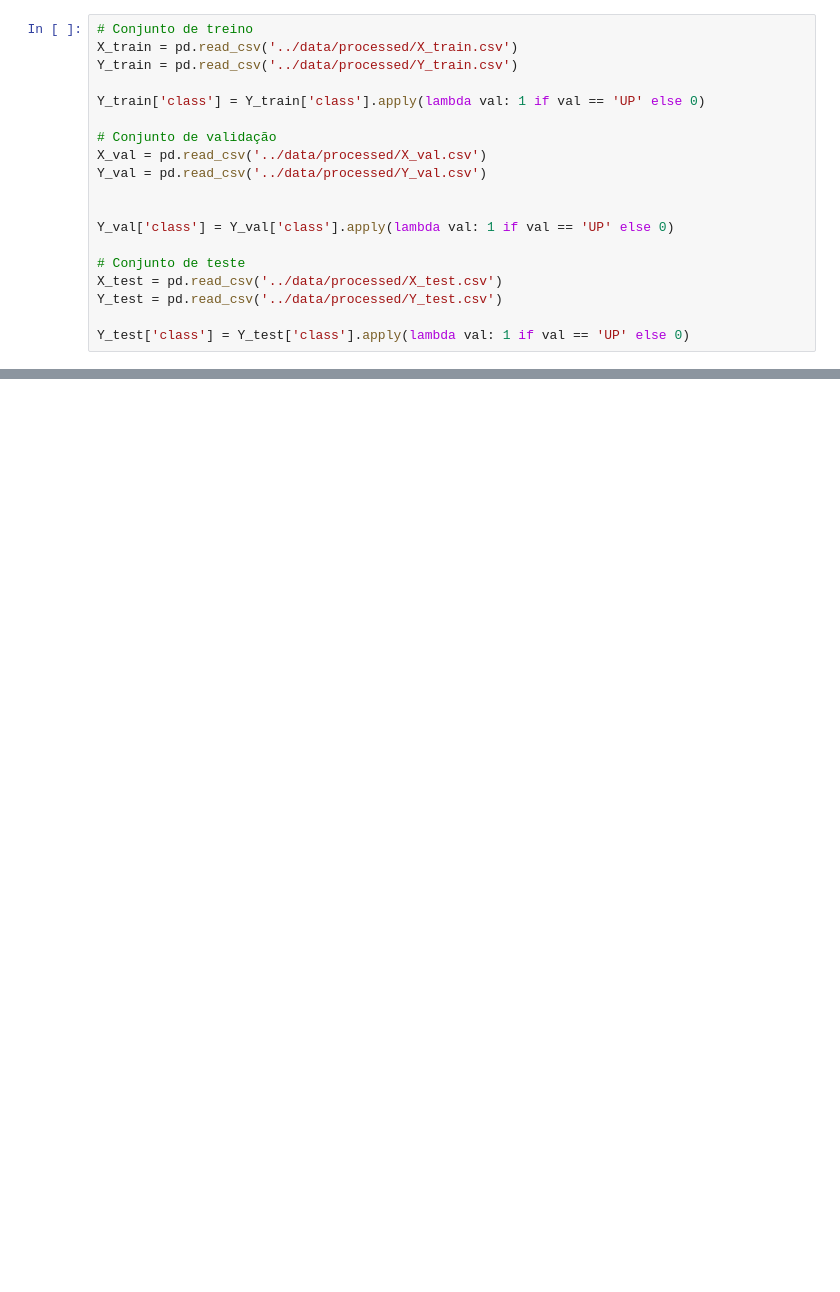
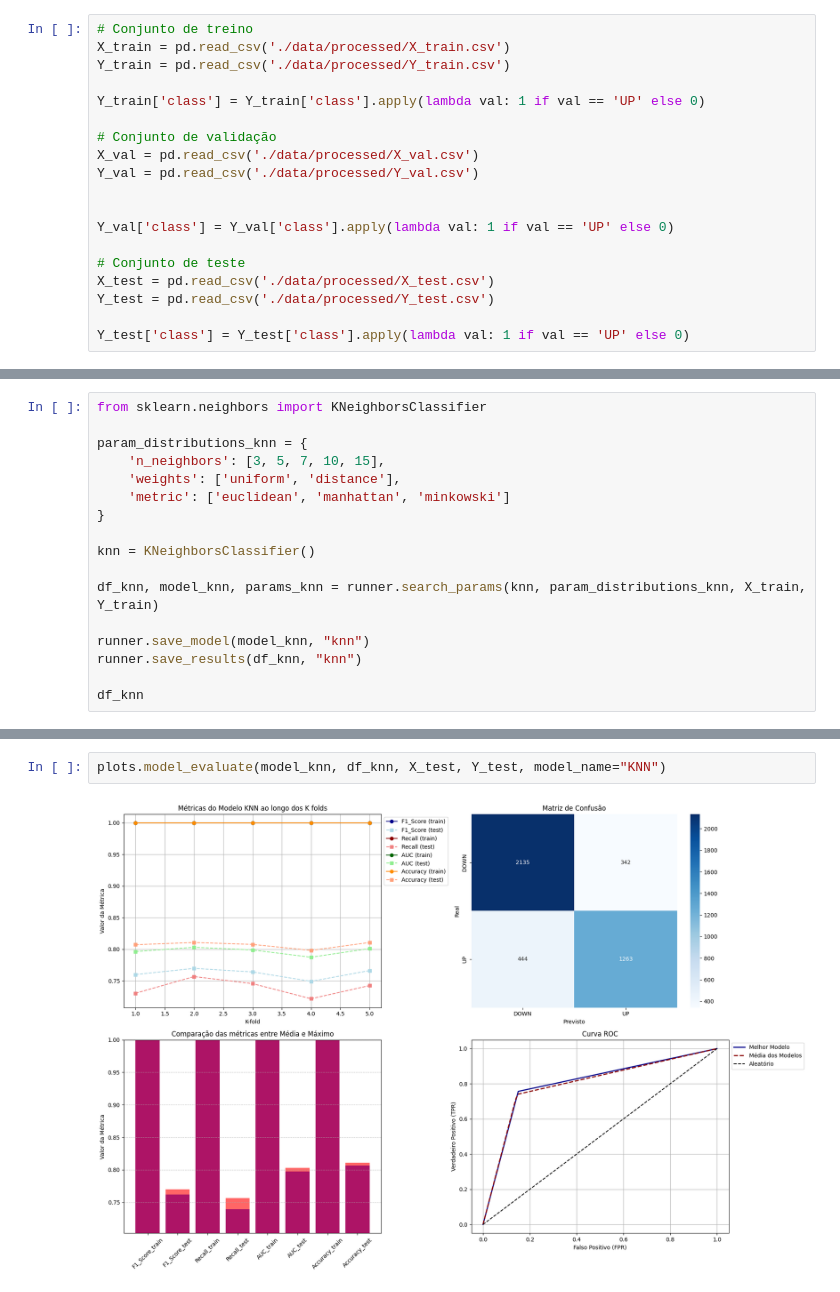
Before and after one commit to GuilhermeMaciel75/SI5-ELEC2, a Jupyter notebook: notebooks/04 - Variação paramétrica .ipynb, the cells around one changed output, grey strips where cells are left out. Drawn from its saved outputs; the diff is of its cells as text; blank space fills up the shorter version.

```diff
--- a/notebooks/04 - Variação paramétrica .ipynb
+++ b/notebooks/04 - Variação paramétrica .ipynb
@@ -23,19 +28,19 @@ Import dos dados
 # %%
 # Conjunto de treino
-X_train = pd.read_csv('../data/processed/X_train.csv')
-Y_train = pd.read_csv('../data/processed/Y_train.csv')
+X_train = pd.read_csv('./data/processed/X_train.csv')
+Y_train = pd.read_csv('./data/processed/Y_train.csv')
 
 Y_train['class'] = Y_train['class'].apply(lambda val: 1 if val == 'UP' else 0)
 
 # Conjunto de validação
-X_val = pd.read_csv('../data/processed/X_val.csv')
-Y_val = pd.read_csv('../data/processed/Y_val.csv')
+X_val = pd.read_csv('./data/processed/X_val.csv')
+Y_val = pd.read_csv('./data/processed/Y_val.csv')
 
 
 Y_val['class'] = Y_val['class'].apply(lambda val: 1 if val == 'UP' else 0)
 
 # Conjunto de teste
-X_test = pd.read_csv('../data/processed/X_test.csv')
-Y_test = pd.read_csv('../data/processed/Y_test.csv')
+X_test = pd.read_csv('./data/processed/X_test.csv')
+Y_test = pd.read_csv('./data/processed/Y_test.csv')
 
 Y_test['class'] = Y_test['class'].apply(lambda val: 1 if val == 'UP' else 0)
@@ -121,0 +53,17 @@ def search_params(model, params: dict) -> dict:
+# %%
+from sklearn.neighbors import KNeighborsClassifier
+
+param_distributions_knn = {
+    'n_neighbors': [3, 5, 7, 10, 15],
+    'weights': ['uniform', 'distance'],
+    'metric': ['euclidean', 'manhattan', 'minkowski']
+}
+
+knn = KNeighborsClassifier()
+
+df_knn, model_knn, params_knn = runner.search_params(knn, param_distributions_knn, X_train, Y_train)
+
+runner.save_model(model_knn, "knn")
+runner.save_results(df_knn, "knn")
+
+df_knn
@@ -121,0 +80,4 @@ def search_params(model, params: dict) -> dict:
+# %%
+plots.model_evaluate(model_knn, df_knn, X_test, Y_test, model_name="KNN")
+# %% [output]
+[figure, added]
```
Also changed, not shown: parts of 21 cells of this notebook, 8 other files.
